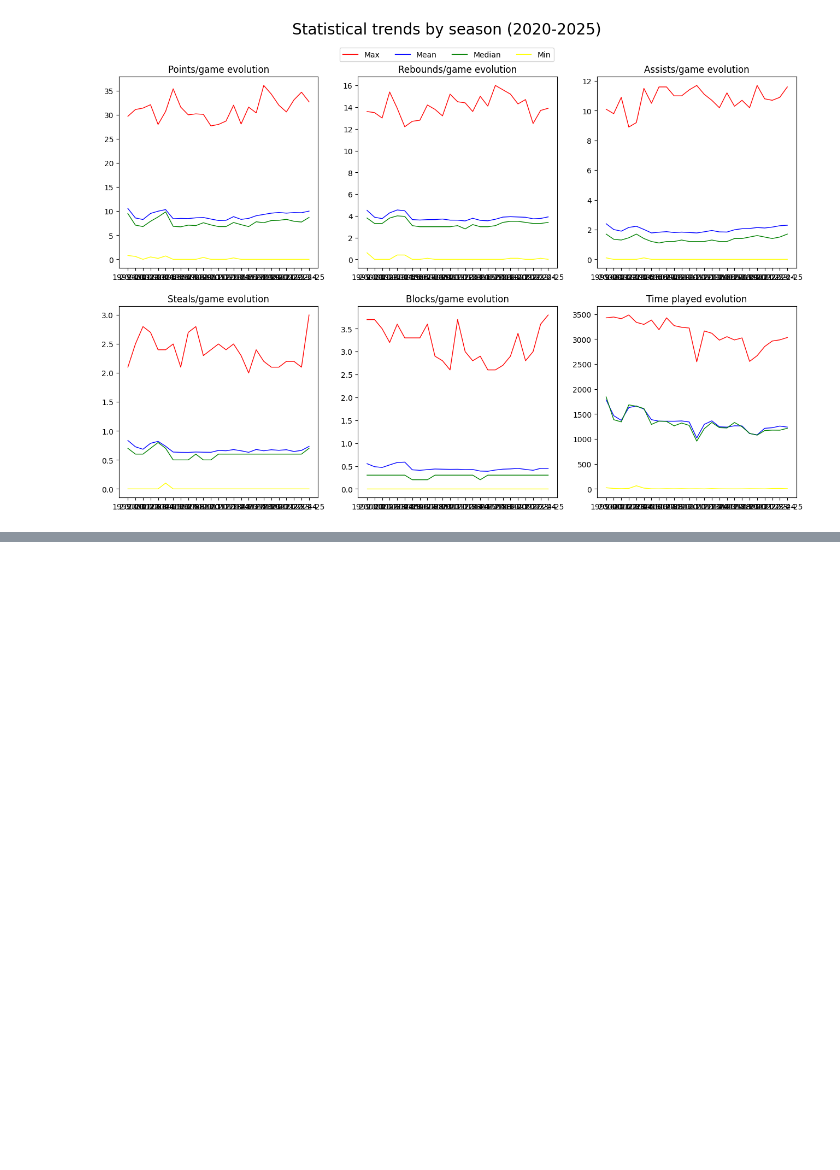
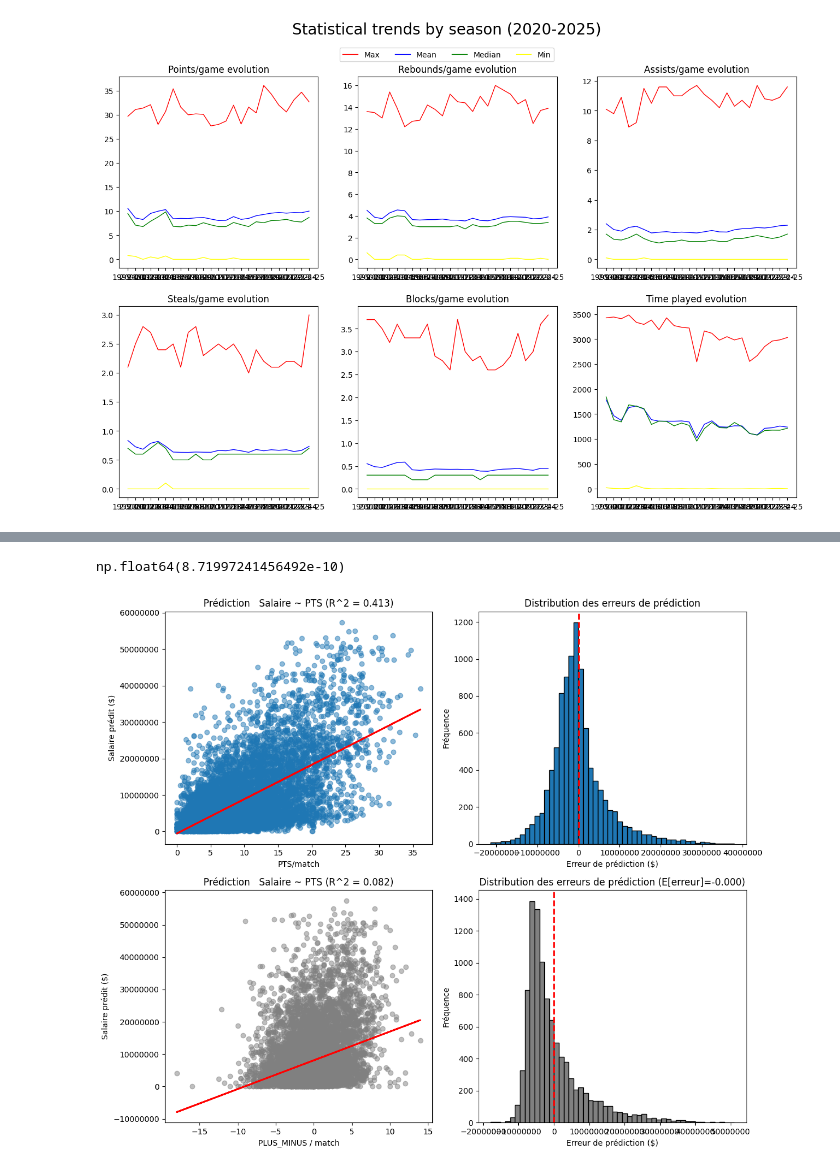
Before and after one commit to ElliotLunati/NBA_stats, a Jupyter notebook: code_gianni.ipynb, the cells around one changed output, grey strips where cells are left out. Drawn from its saved outputs; the diff is of its cells as text; code cells hidden in the pictures; blank space fills up the shorter version.

Commit message:
Ajout de ( RLS Salaire ~ PTS, Salaire ~ (+/-), RLM Salaire ~ PTS, REB, AST, STL, BLK et de meme avec les Rang des joueurs dans ces stats, + tableau des rangs)

```diff
--- a/code_gianni.ipynb
+++ b/code_gianni.ipynb
@@ -360,0 +369,61 @@ plt.show()
+# %%
+reg_pts = smf.ols('adjusted_salary ~ PTS', data=df).fit()
+df['salary_predicted_pts'] = reg_pts.predict(df['PTS'])
+
+reg_plus_minus = smf.ols('adjusted_salary ~ PLUS_MINUS', data=df).fit()
+df['salary_predicted_plus_minus'] = reg_plus_minus.predict(df['PLUS_MINUS'])
+
+reg_pts.summary()
+residuals = reg_pts.resid
+residuals.mean()
+reg_pts.resid.mean()
+# %% [output]
+np.float64(8.71997241456492e-10)
+# %%
+# Visualiser les prédictions vs valeurs réelles
+plt.figure(figsize=(12, 10))
+
+# Regression linéaire simple du Salaire ~ PTS
+plt.subplot(2, 2, 1)
+plt.scatter(df['PTS'], df['adjusted_salary'], alpha=0.5)
+plt.plot(df['PTS'], df['salary_predicted_pts'],c='red', lw=2)
+plt.xlabel('PTS/match')
+plt.ylabel('Salaire prédit ($)')
+plt.title(f'Prédiction   Salaire ~ PTS (R^2 = {reg_pts.rsquared:.3f})')
+plt.ticklabel_format(style='plain', axis='both')
+
+# Graphique 2: Distribution des erreurs
+plt.subplot(2, 2, 2)
+errors = df['adjusted_salary'] - df['salary_predicted_pts']
+plt.hist(errors, bins=50, edgecolor='black')
+plt.xlabel('Erreur de prédiction ($)')
+plt.ylabel('Fréquence')
+plt.title('Distribution des erreurs de prédiction')
+plt.axvline(x=0, color='r', linestyle='--', linewidth=2)
+plt.ticklabel_format(style='plain', axis='x')
+
+
+
+# Regression linéaire simple du Salaire ~ (+/-)
+plt.subplot(2, 2, 3)
+plt.scatter(df['PLUS_MINUS'], df['adjusted_salary'], c='grey', alpha=0.5)
+plt.plot(df['PLUS_MINUS'], df['salary_predicted_plus_minus'],c='red', lw=2)
+plt.xlabel('PLUS_MINUS / match')
+plt.ylabel('Salaire prédit ($)')
+plt.title(f'Prédiction   Salaire ~ PTS (R^2 = {reg_plus_minus.rsquared:.3f})')
+plt.ticklabel_format(style='plain', axis='both')
+
+# Graphique 2: Distribution des erreurs
+plt.subplot(2, 2, 4)
+errors_plus_minus = df['adjusted_salary'] - df['salary_predicted_plus_minus']
+plt.hist(errors_plus_minus, bins=50,color='grey', edgecolor='black')
+plt.xlabel('Erreur de prédiction ($)')
+plt.ylabel('Fréquence')
+plt.title(f'Distribution des erreurs de prédiction (E[erreur]={errors_plus_minus.mean():.3f})')
+plt.axvline(x=0, color='r', linestyle='--', linewidth=2)
+plt.ticklabel_format(style='plain', axis='x')
+
+plt.tight_layout()
+plt.show()
+# %% [output]
+[figure, added]
```
Also changed, not shown: parts of 13 cells of this notebook.
